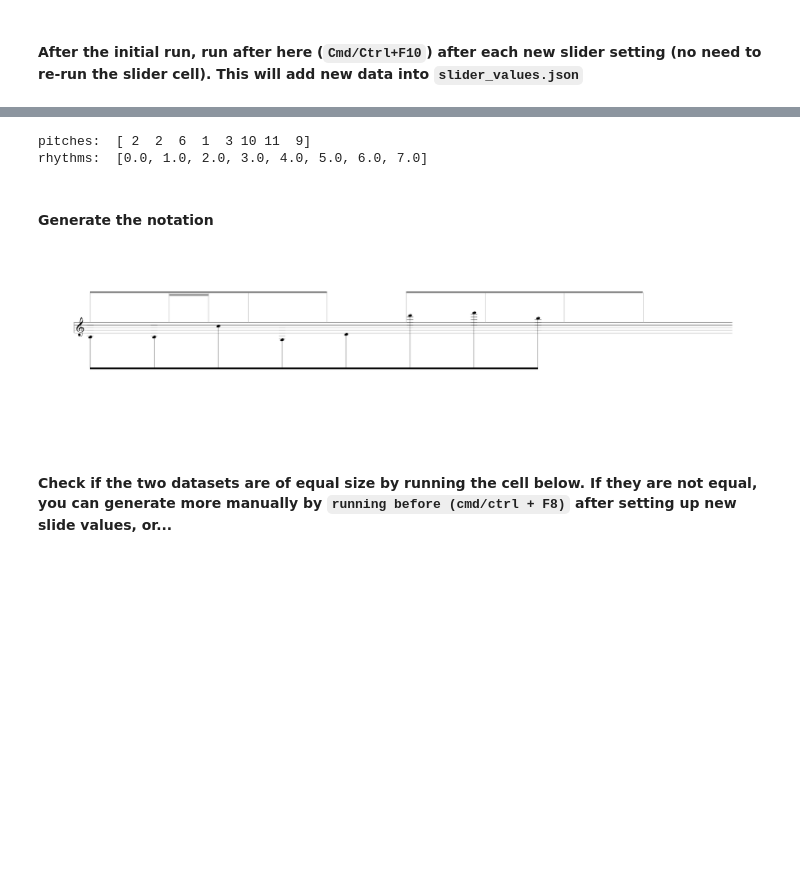
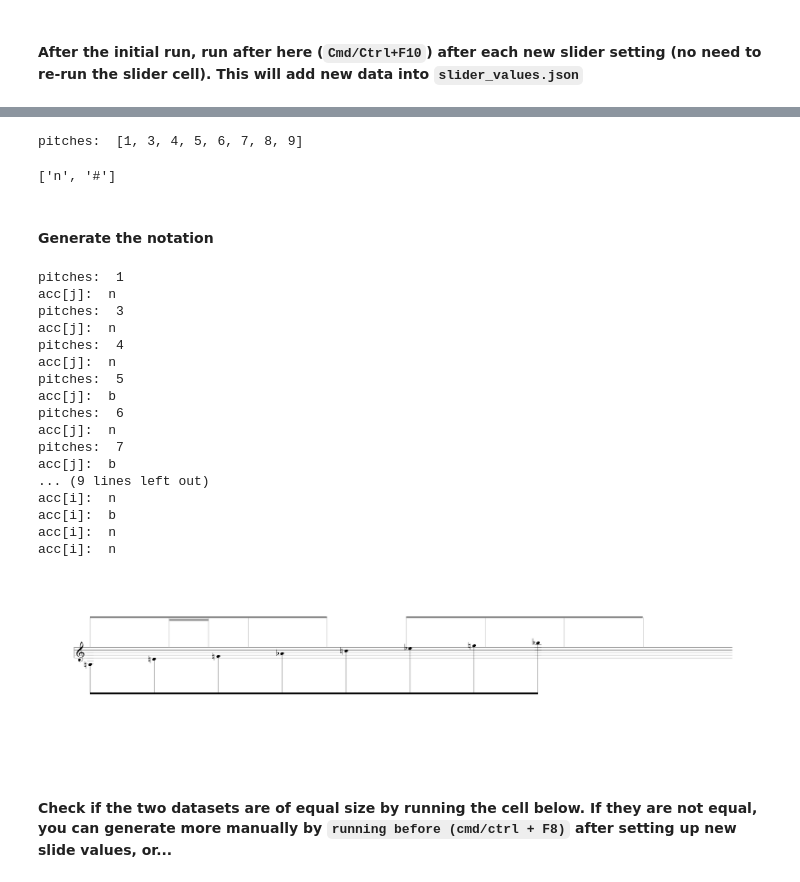
Before and after one commit to hayakzan/MLP-notations, a Jupyter notebook: MLP_notations_GENERATING_DATA.ipynb, the cells around one changed output, grey strips where cells are left out. Saved outputs shown, nothing was run; the diff lists cells and outputs as text; code cells hidden in the pictures; blank space fills up the shorter version.

Commit message:
Accidentals added

```diff
--- a/MLP_notations_GENERATING_DATA.ipynb
+++ b/MLP_notations_GENERATING_DATA.ipynb
@@ -26,8 +26,8 @@ fig_num = 1
 font_dirs = ["/content"]
 font_files = fm.findSystemFonts(fontpaths=font_dirs)
 
-fontprop1 = fm.FontProperties(fname=font_files[1], size=24)
-fontprop2 = fm.FontProperties(fname=font_files[0], size=25)
+fontprop2 = fm.FontProperties(fname=font_files[1], size=24)
+fontprop1 = fm.FontProperties(fname=font_files[0], size=25)
 # %% [markdown]
 #### Create a JSON file for the parameters
 # %%
@@ -81,7 +81,7 @@ VBox(children=(FloatSlider(value=1.0, description='speed:', layout=Layout(margin
 #### After the initial run, run after here (`Cmd/Ctrl+F10`) after each new slider setting (no need to re-run the slider cell). This will add new data into `slider_values.json`
 # %%
 # constants & variables
-seed_value = 123
+seed_value = 1234
 np.random.seed(seed_value)
 
 phan_off = 0.25
@@ -98,7 +98,11 @@ phantoms = [1, 2, 2.5, 3, 4, 5, 6, 7, 8]
 # notes:
 noteheads = ['f']
 notes = []
+accidentals = []
+acc_sym = ['n','#','b']
+
 notes.append(noteheads[0])
+
 # arrays for data:
 rhy_map = []
 pi_map = []
@@ -168,11 +167,12 @@ phan = [pha_dict[i] for i in phantoms] #do we need a dictionary for phantoms?
 # pitches = [pitch_dict[i] for i in y_data]
 pitches = y_data
 
-# print("pitches: ", pitches)
+print("pitches: ", pitches)
 # print("rhythms: ", x_data)
+acc_sym[:2]
 # %% [output]
-pitches:  [ 2  2  6  1  3 10 11  9]
-rhythms:  [0.0, 1.0, 2.0, 3.0, 4.0, 5.0, 6.0, 7.0]
+pitches:  [1, 3, 4, 5, 6, 7, 8, 9]
+['n', '#']
 # %% [markdown]
 #### Generate the notation
 # %%
@@ -188,15 +188,36 @@ ax.spines['bottom'].set_visible(False)
 ax.spines['left'].set_visible(False)
 ax.spines['right'].set_visible(False)
 
+accidentals = []
+for j in range(size):
+    # no sharps on Es in this context
+    if pitches[j] % 3.5 == 0.0:
+      accidentals.append(random.choice([acc_sym[0], acc_sym[2]]))
+    # no flats on Fs in this context
+    elif pitches[j] % 3.5 == 0.5:
+      accidentals.append(random.choice(acc_sym[:2]))
+    # no sharps on Bs in this context
+    elif pitches[j] % 3.5 == 2.0:
+      accidentals.append(random.choice([acc_sym[0], acc_sym[2]]))
+    # no flats on Cs in this context
+    elif pitches[j] % 3.5 == 2.5:
+      accidentals.append(random.choice(acc_sym[:2]))
+    else:
+      accidentals.append(random.choice(acc_sym))
+    print("pitches: ", pitches[j])
+    print("acc[j]: ", accidentals[j])
 
-# plot the noteheads and stems:
+print("accidentals: ", accidentals)
+# plot the notation
 for i in range(size):
     pitch = pitches[i]+y_offset_slider.value
     rhythm = x_data[i]
+    accidental = accidentals[i]
     oct_add = 0
     pitch_offset = -3.55
     ledger_off_low = (pitch+pitch_offset)+0.55
     ledger_off_hi = (pitch+pitch_offset)-4.45
+
 
     # ledger lines
     L1_x, L1_y = np.linspace(rhythm+x_off+0.01, rhythm++x_off+0.11, 10), np.full((10, ), ledger_off_low)
@@ -208,7 +229,6 @@ for i in range(size):
     elif pitch < 3.0 and (pitch % 1) != 0.0:
       for i in range(5):
         ax.plot(L1_x, L1_y-0.5 + i, linestyle='solid', linewidth=0.5, color='black')
-
     if pitch > 8.0 and (pitch % 1) == 0.0:
       for i in range(5):
         ax.plot(L2_x, L2_y + i, linestyle='solid', linewidth=0.5, color='black')
@@ -216,8 +236,13 @@ for i in range(size):
       for i in range(5):
         ax.plot(L2_x, L2_y+0.5 + i, linestyle='solid', linewidth=0.5, color='black')
 
+
+    # draw the notation
     plt.text((rhythm + 0.035)+x_off, pitch+pitch_offset + oct_add, notes[0], fontproperties=fontprop2, color='black')
+    plt.text((rhythm - 0.025)+x_off, pitch+pitch_offset + oct_add, accidental, fontproperties=fontprop1, color='black')
     ax.plot(np.linspace(rhythm+x_off + 0.06, rhythm+x_off + 0.06, 10), np.linspace((pitch+pitch_offset + oct_add), -13.3, 10), linestyle='solid', linewidth=0.5, color='black')
+
+    print("acc[i]: ", accidentals[i])
 
 # plot the staff lines
 for i in range(5):
@@ -225,6 +250,7 @@ for i in range(5):
 
 # plot the treble clef
 plt.text(0.1, 1.1 + y_off, '&', fontproperties=fontprop1)
+
 
 # plot the measure lines and lower beams:
 ax.plot(X_2, Y_2, linestyle='solid', linewidth=0.5, color='black')
@@ -234,37 +260,55 @@ ax.plot(np.linspace((x_data[0])+x_off + 0.075, (x_data[size-1])+x_off+ 0.05, 10)
 # phantom rhythms:
 for i in range(2):
     ax.plot(np.linspace(phan[i] + 0.06, phan[i] + 0.06, 10), np.linspace(4 + y_off, 15 + y_off, 10), linestyle='solid', linewidth=0.5, color='gray')
 for i in range(1):
     ax.plot(np.linspace(phan[i + 2] + 0.06, phan[i + 2] + 0.06, 10), np.linspace(4 + y_off, 15 + y_off, 10), linestyle='solid', linewidth=0.5, color='gray')
 for i in range(2):
     ax.plot(np.linspace(phan[i + 3] + 0.06, phan[i + 3] + 0.06, 10), np.linspace(4 + y_off, 15 + y_off, 10), linestyle='solid', linewidth=0.5, color='gray')
 for i in range(1):
     ax.plot(np.linspace(phan[i + 5] + 0.06, phan[i + 5] + 0.06, 10), np.linspace(4 + y_off, 15 + y_off, 10), linestyle='solid', linewidth=0.5, color='gray')
 for i in range(1):
     ax.plot(np.linspace(phan[i + 6] + 0.06, phan[i + 6] + 0.06, 10), np.linspace(4 + y_off, 15 + y_off, 10), linestyle='solid', linewidth=0.5, color='gray')
 for i in range(2):
     ax.plot(np.linspace(phan[i + 7] + 0.06, phan[i + 7] + 0.06, 10), np.linspace(4 + y_off, 15 + y_off, 10), linestyle='solid', linewidth=0.5, color='gray')
 
 ax.plot(np.linspace((phan[0]) + 0.075, (phan[4]) + 0.045, 10), np.linspace(15 + y_off, 15 + y_off, 10), linestyle='solid', linewidth=4, color='gray')
 ax.plot(np.linspace((phan[1]) + 0.075, (phan[2]) + 0.045, 10), np.linspace(14 + y_off, 14 + y_off, 10), linestyle='solid', linewidth=4, color='gray')
 ax.plot(np.linspace((phan[5]) + 0.075, (phan[8]) + 0.04, 10), np.linspace(15 + y_off, 15 + y_off, 10), linestyle='solid', linewidth=4, color='gray')
 
 # set the y-axis limits, adjust layout, and display the plot:
 warnings.filterwarnings("ignore", category=UserWarning)
 
 ax.set_ylim(-35, 29)
 fig.set_tight_layout(True)
 plt.yticks([])
 plt.xticks([])
 
+
 # save if you want
-filename = f'notation_{fig_num}.jpg'
-plt.savefig(filename, format='jpg')
-fig_num += 1
+#filename = f'notation_{fig_num}.jpg'
+#plt.savefig(filename, format='jpg')
+#fig_num += 1
 
 plt.show()
 # %% [output]
+pitches:  1
+acc[j]:  n
+pitches:  3
+acc[j]:  n
+pitches:  4
+acc[j]:  n
+pitches:  5
+acc[j]:  b
+pitches:  6
+acc[j]:  n
+pitches:  7
+acc[j]:  b
+... (9 lines left out)
+acc[i]:  n
+acc[i]:  b
+acc[i]:  n
+acc[i]:  n
-[figure, old version]
+[figure, new version]
 # %%
 # update the slider values
 update_slider_values(None)
```
Also changed, not shown: parts of 2 cells of this notebook.
